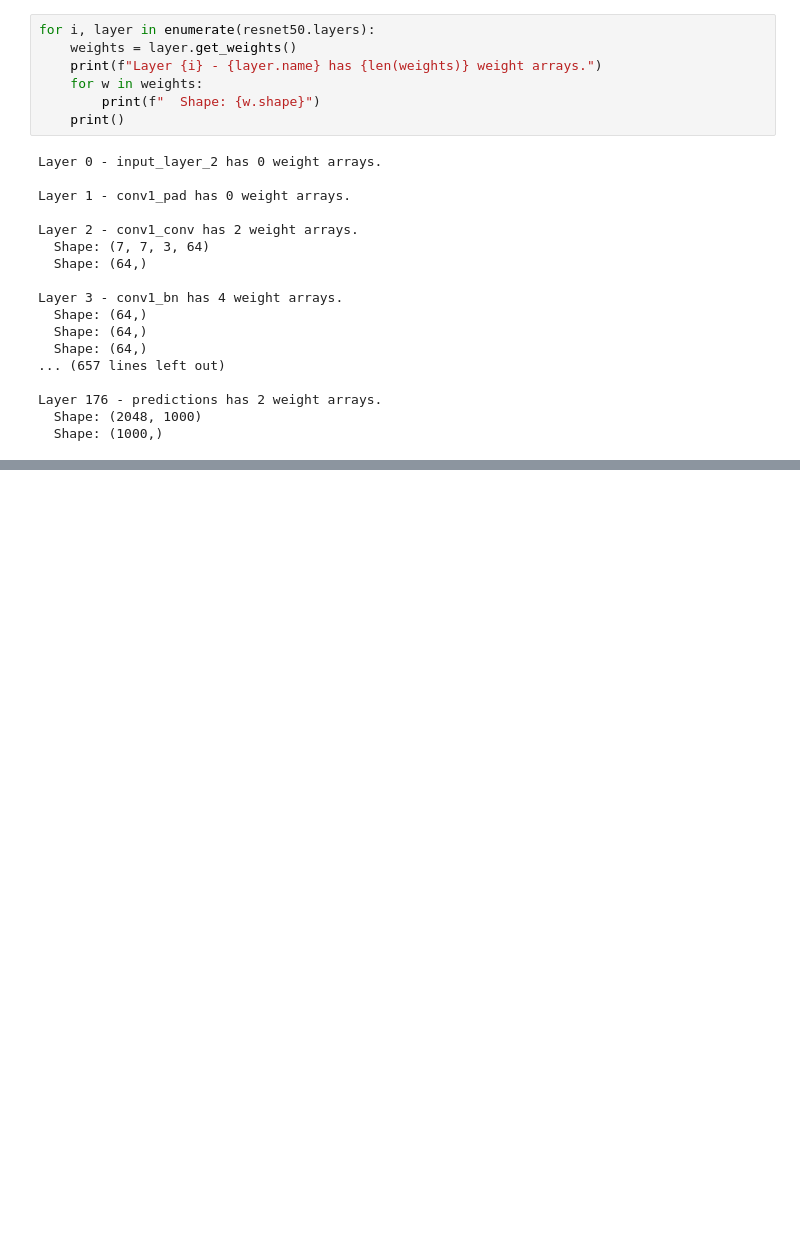
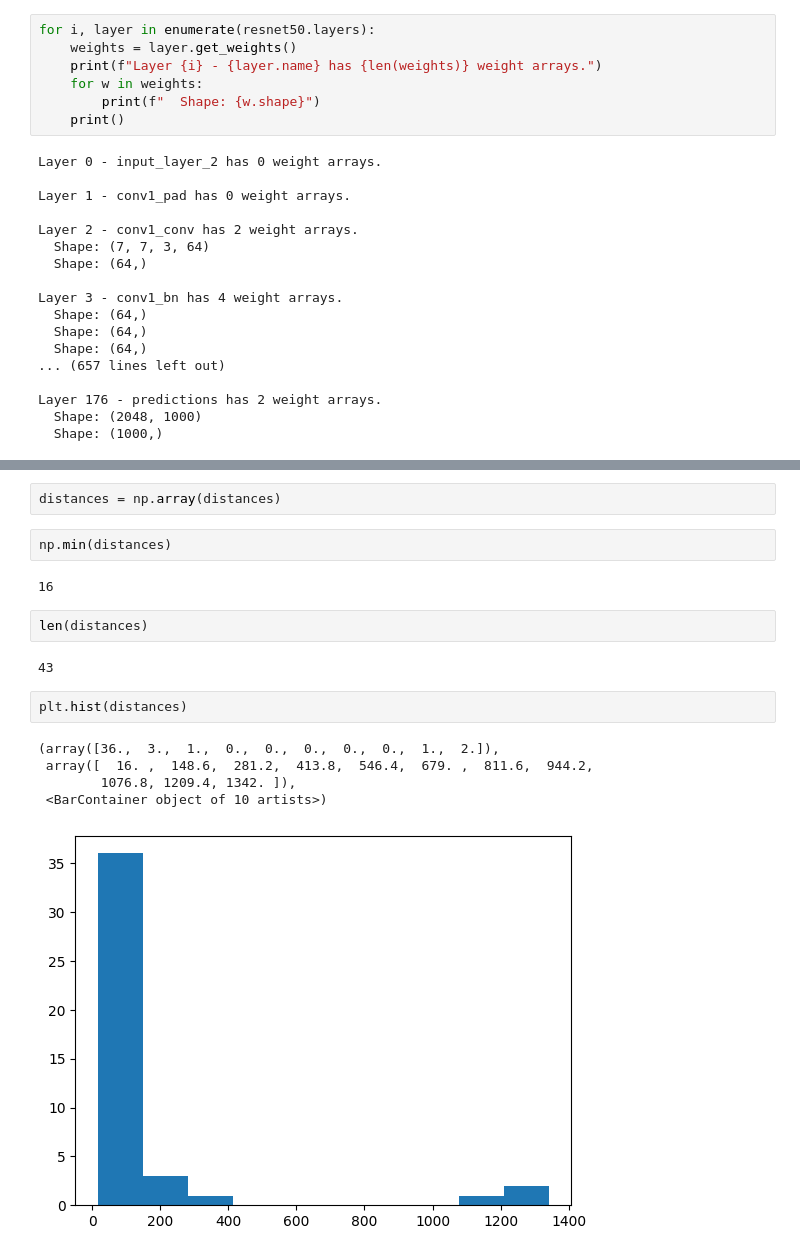
Before and after one commit to AliMoghtader/Implementation-of-OCR-system-on-extracting-information-from-Vietnamese-book-cover-images, a Jupyter notebook: SAST.ipynb, the cells around one changed output, grey strips where cells are left out. Saved outputs shown, nothing was run; the diff lists cells and outputs as text; blank space fills up the shorter version.

```diff
--- a/SAST.ipynb
+++ b/SAST.ipynb
@@ -154,0 +278,18 @@ Layer 176 - predictions has 2 weight arrays.
+# %%
+distances = np.array(distances)
+# %%
+np.min(distances)
+# %% [output]
+16
+# %%
+len(distances)
+# %% [output]
+43
+# %%
+plt.hist(distances)
+# %% [output]
+(array([36.,  3.,  1.,  0.,  0.,  0.,  0.,  0.,  1.,  2.]),
+ array([  16. ,  148.6,  281.2,  413.8,  546.4,  679. ,  811.6,  944.2,
+        1076.8, 1209.4, 1342. ]),
+ <BarContainer object of 10 artists>)
+[figure, added]
```
Also changed, not shown: parts of 9 cells of this notebook, 1 other file.
